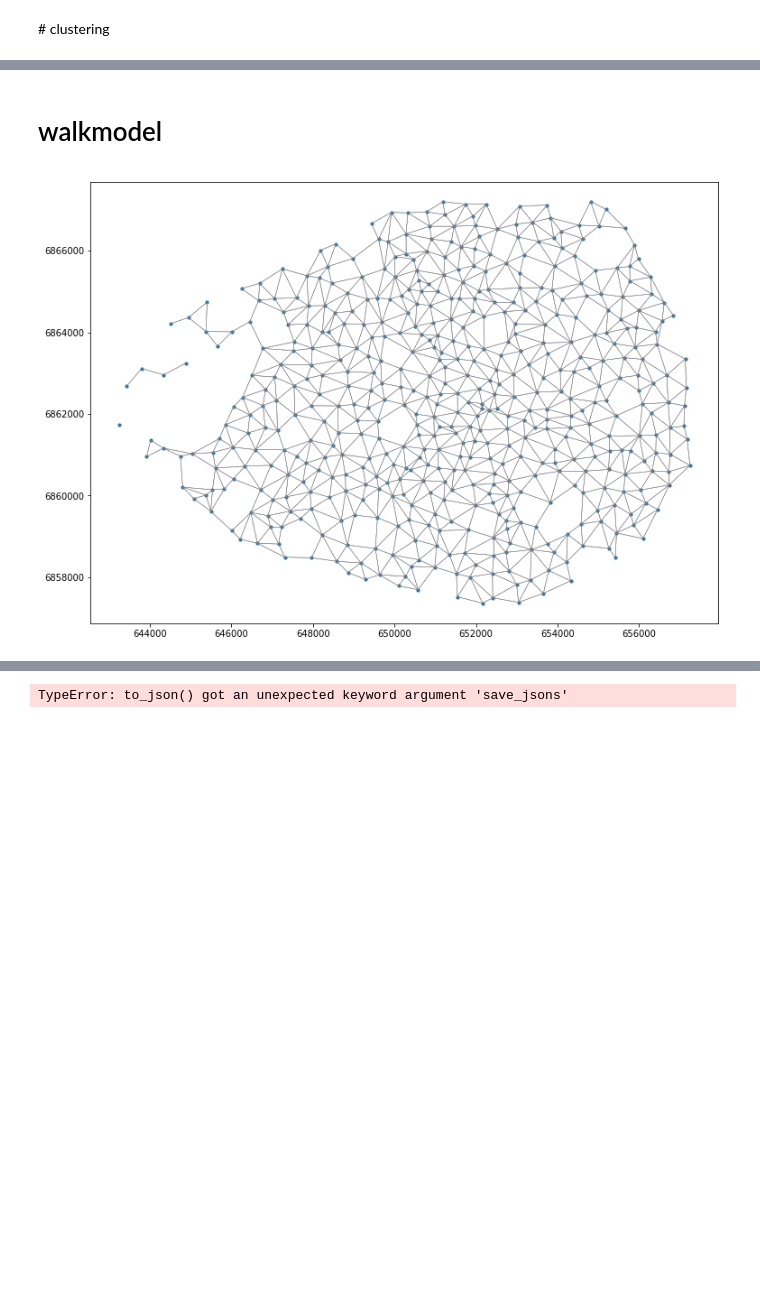
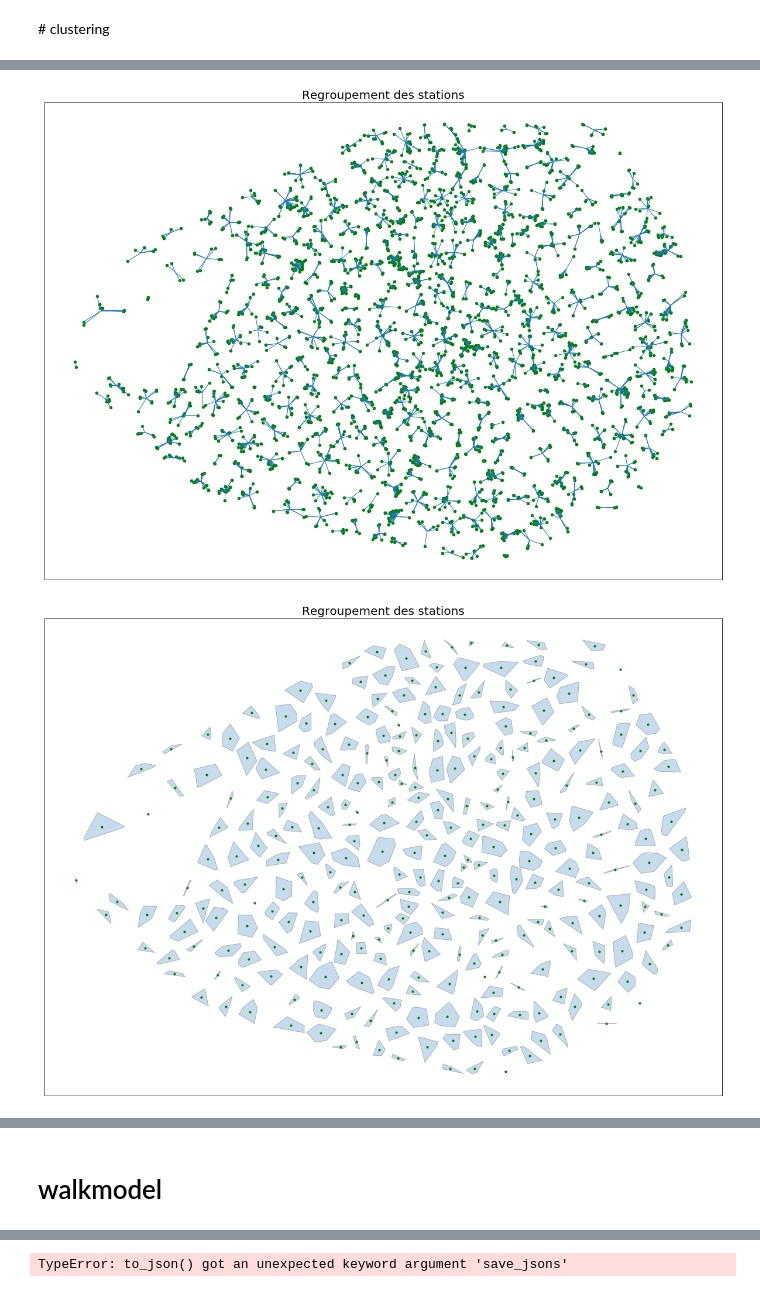
Before and after one commit to qchasserieau/paris, a Jupyter notebook: notebooks/preparation/70_walkmodel.ipynb, the cells around one changed output, grey strips where cells are left out. Cells and saved outputs as stored; diff of their text form; code cells hidden in the pictures; blank space fills up the shorter version.

```diff
--- a/notebooks/preparation/70_walkmodel.ipynb
+++ b/notebooks/preparation/70_walkmodel.ipynb
@@ -24,0 +26,27 @@ plot = sm.plot('nodes', color='green', markersize=5,
+# %%
+plot = sm.plot('node_parenthood', linewidth=1,
+               ax=sm.plot('disaggregated_nodes', figsize=[25, 15], markersize=20, color='green'))
+plot.set_xticks([])
+plot.set_yticks([])
+plot.set_title("Regroupement des stations", fontsize=20)
+fig = plot.get_figure()
+fig.savefig('nodes_b.png')
+
+plot = sm.plot('nodes', color='green', markersize=10,
+               ax=sm.plot('node_clusters', figsize=[25, 15], alpha=0.25, edgecolor='black'))
+plot.set_xticks([])
+plot.set_yticks([])
+plot.set_title("Regroupement des stations", fontsize=20)
+fig = plot.get_figure()
+fig.savefig('nodes_c.png')
+
+plot = sm.plot('nodes', color='green', markersize=20, figsize=[25, 15])
+
+plot.set_xticks([])
+plot.set_yticks([])
+plot.set_title("Stations asgrégées", fontsize=20)
+fig = plot.get_figure()
+fig.savefig('nodes_d.png')
+# %% [output]
+[figure, added]
+[figure, added]
@@ -25,10 +54,2 @@ plot = sm.plot('nodes', color='green', markersize=5,
 # %% [markdown]
 # walkmodel
-# %%
-sm.preparation_footpaths(max_length=800)
-plot = sm.plot(
-    'footpaths', color='grey', linewidth=0.5,
-    ax=sm.plot('nodes', markersize=10, figsize=[16, 9] )
-)
-# %% [output]
-[figure, removed]
```
Also changed, not shown: parts of 10 cells of this notebook, 38 other files.
